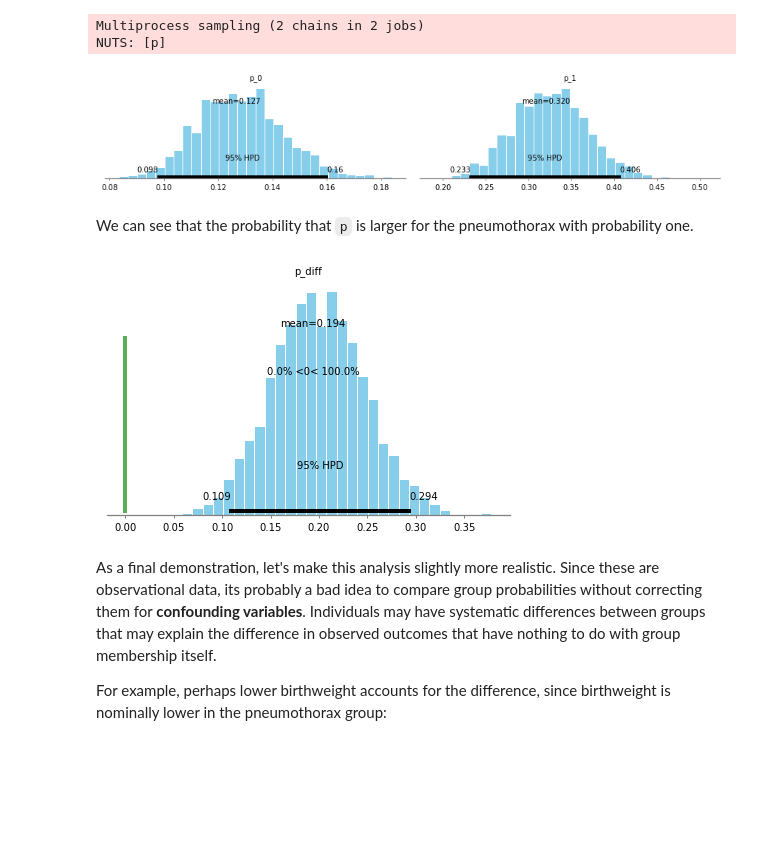
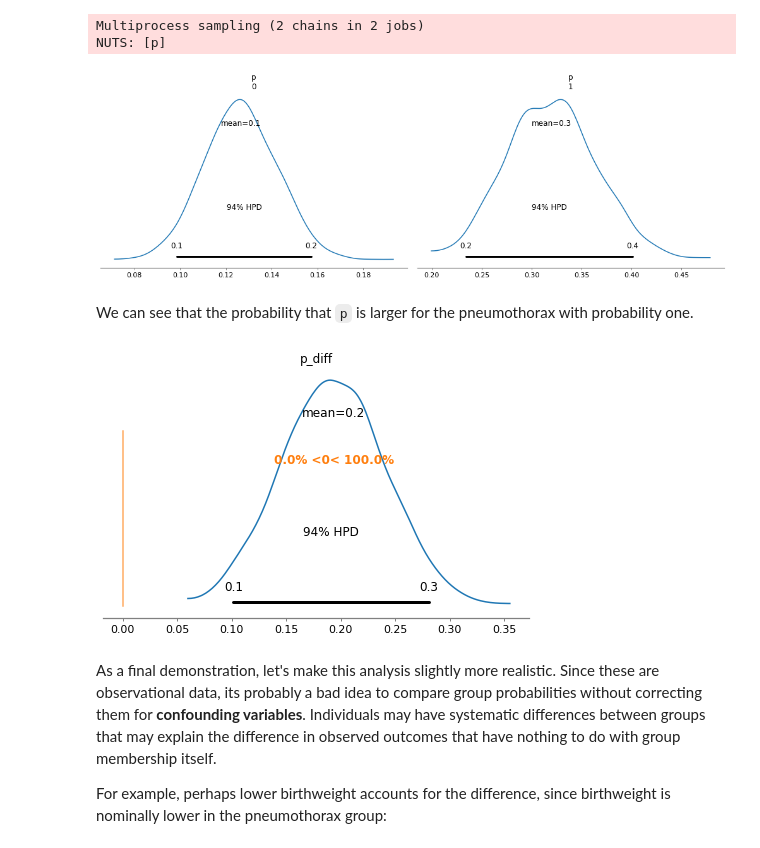
Before and after one commit to fonnesbeck/mcmc_pydata_london_2019, a Jupyter notebook: notebooks/1-Introduction_to_PyMC3.ipynb, the cells around one changed output. Saved outputs shown, nothing was run; the diff lists cells and outputs as text; code cells hidden in the pictures; blank space fills up the shorter version.

```diff
--- a/notebooks/1-Introduction_to_PyMC3.ipynb
+++ b/notebooks/1-Introduction_to_PyMC3.ipynb
@@ -429,20 +500,20 @@ with ivh_model:
     p_diff = Deterministic('p_diff', p[1] - p[0])
 # %%
 with ivh_model:
-    ivh_trace = sample(1000, init=None)
+    ivh_trace = sample(1000, init=None, cores=2)
 # %% [output]
 Multiprocess sampling (2 chains in 2 jobs)
 NUTS: [p]
 # %%
-plot_posterior(ivh_trace[100:], varnames=['p'], color='#87ceeb');
+plot_posterior(ivh_trace[100:], var_names=['p']);
 # %% [output]
-[figure, old version]
+[figure, new version]
 # %% [markdown]
 We can see that the probability that `p` is larger for the pneumothorax with probability one.
 # %%
-plot_posterior(ivh_trace[100:], varnames=['p_diff'], ref_val=0, color='#87ceeb');
+plot_posterior(ivh_trace[100:], var_names=['p_diff'], ref_val=0);
 # %% [output]
-[figure, old version]
+[figure, new version]
 # %% [markdown]
 As a final demonstration, let's make this analysis slightly more realistic. Since these are observational data, its probably a bad idea to compare group probabilities without correcting them for **confounding variables**. Individuals may have systematic differences between groups that may explain the difference in observed outcomes that have nothing to do with group membership itself.
 
```
Also changed, not shown: parts of 20 cells of this notebook, 8 other files.
